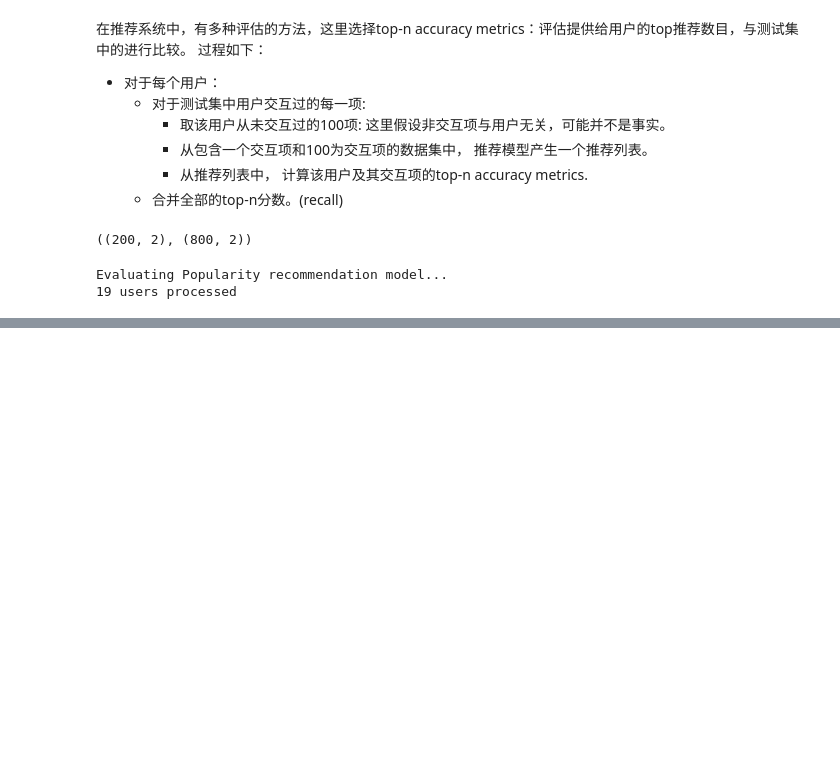
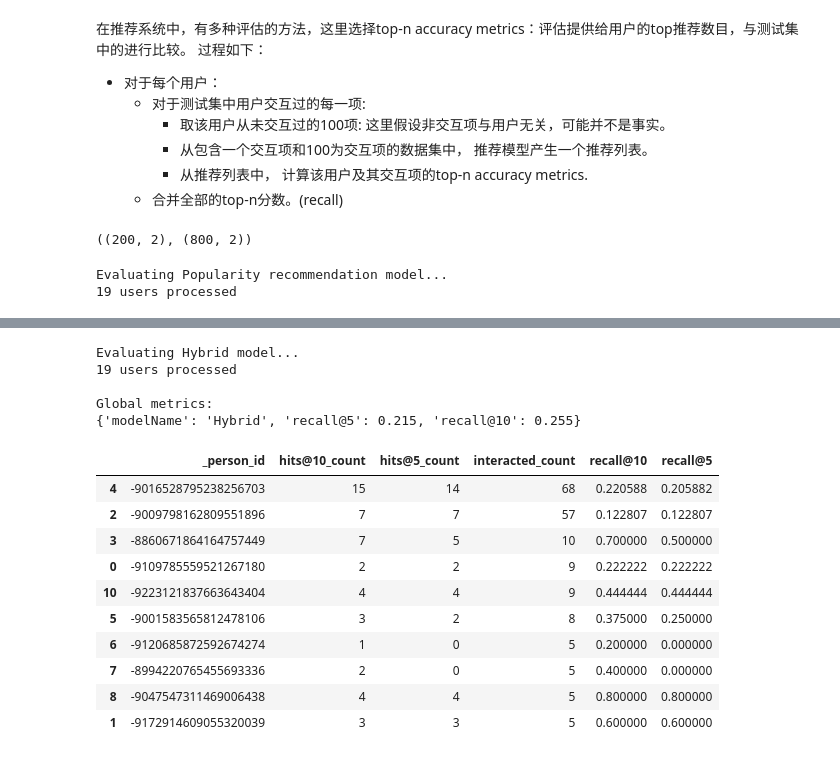
Before and after one commit to yunshuipiao/sw-kaggle, a Jupyter notebook: recommend-system/03-RecSys.ipynb, the cells around one changed output, grey strips where cells are left out. Saved outputs shown, nothing was run; the diff lists cells and outputs as text; code cells hidden in the pictures; blank space fills up the shorter version.

```diff
--- a/recommend-system/03-RecSys.ipynb
+++ b/recommend-system/03-RecSys.ipynb
@@ -315,0 +649,22 @@ Global metrics:
+# %%
+print('Evaluating Hybrid model...')
+hybrid_global_metrics, hybrid_detailed_results_df = model_evaluator.evaluate_model(hybrid_recommender_model)
+print('\nGlobal metrics:\n%s' % hybrid_global_metrics)
+hybrid_detailed_results_df.head(10)
+# %% [output]
+Evaluating Hybrid model...
+19 users processed
+
+Global metrics:
+{'modelName': 'Hybrid', 'recall@5': 0.215, 'recall@10': 0.255}
+|  | _person_id | hits@10_count | hits@5_count | interacted_count | recall@10 | recall@5 |
+| 4 | -9016528795238256703 | 15 | 14 | 68 | 0.220588 | 0.205882 |
+| 2 | -9009798162809551896 | 7 | 7 | 57 | 0.122807 | 0.122807 |
+| 3 | -8860671864164757449 | 7 | 5 | 10 | 0.700000 | 0.500000 |
+| 0 | -9109785559521267180 | 2 | 2 | 9 | 0.222222 | 0.222222 |
+| 10 | -9223121837663643404 | 4 | 4 | 9 | 0.444444 | 0.444444 |
+| 5 | -9001583565812478106 | 3 | 2 | 8 | 0.375000 | 0.250000 |
+| 6 | -9120685872592674274 | 1 | 0 | 5 | 0.200000 | 0.000000 |
+| 7 | -8994220765455693336 | 2 | 0 | 5 | 0.400000 | 0.000000 |
+| 8 | -9047547311469006438 | 4 | 4 | 5 | 0.800000 | 0.800000 |
+| 1 | -9172914609055320039 | 3 | 3 | 5 | 0.600000 | 0.600000 |
```
Also changed, not shown: parts of 32 cells of this notebook.
